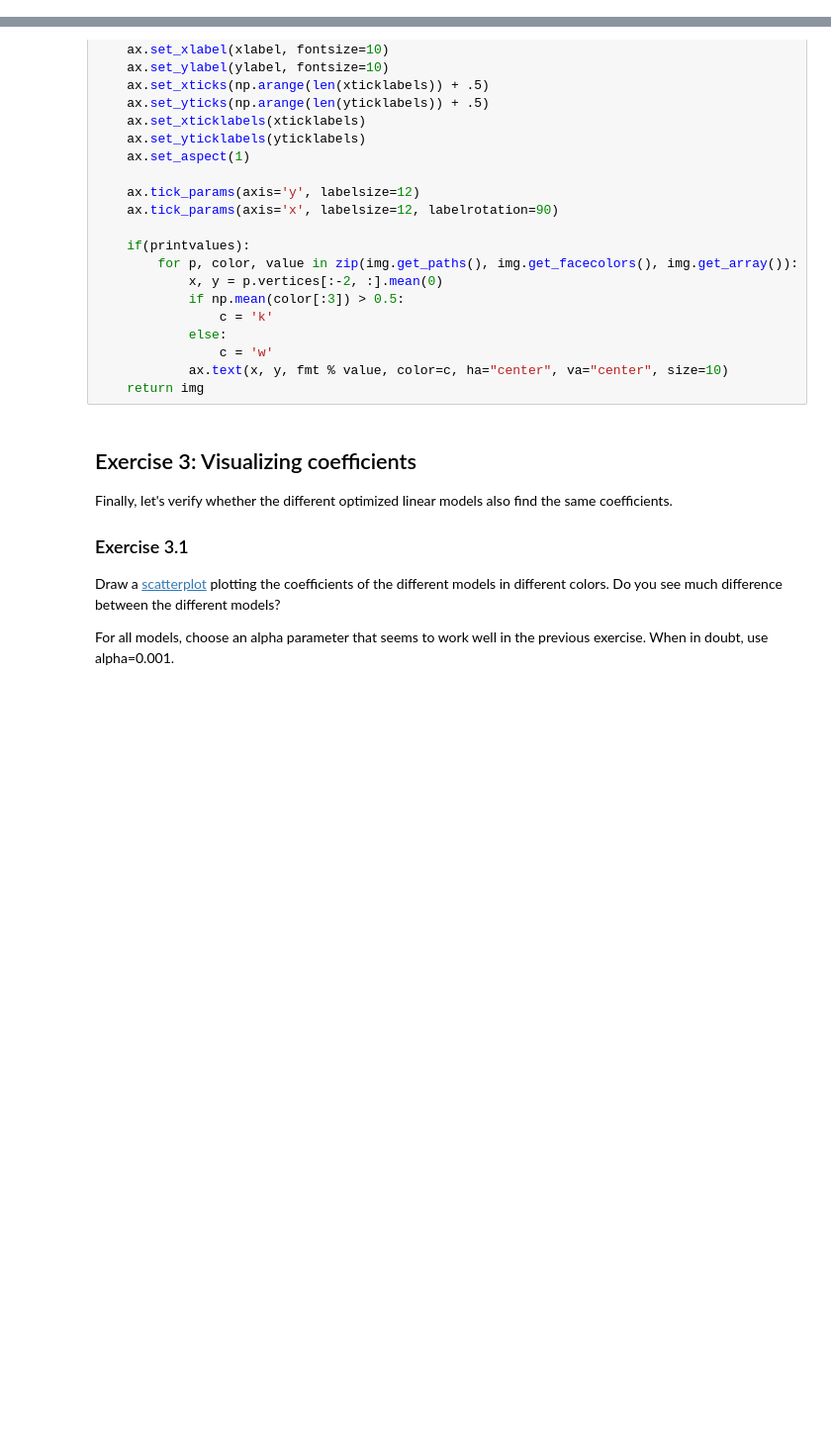
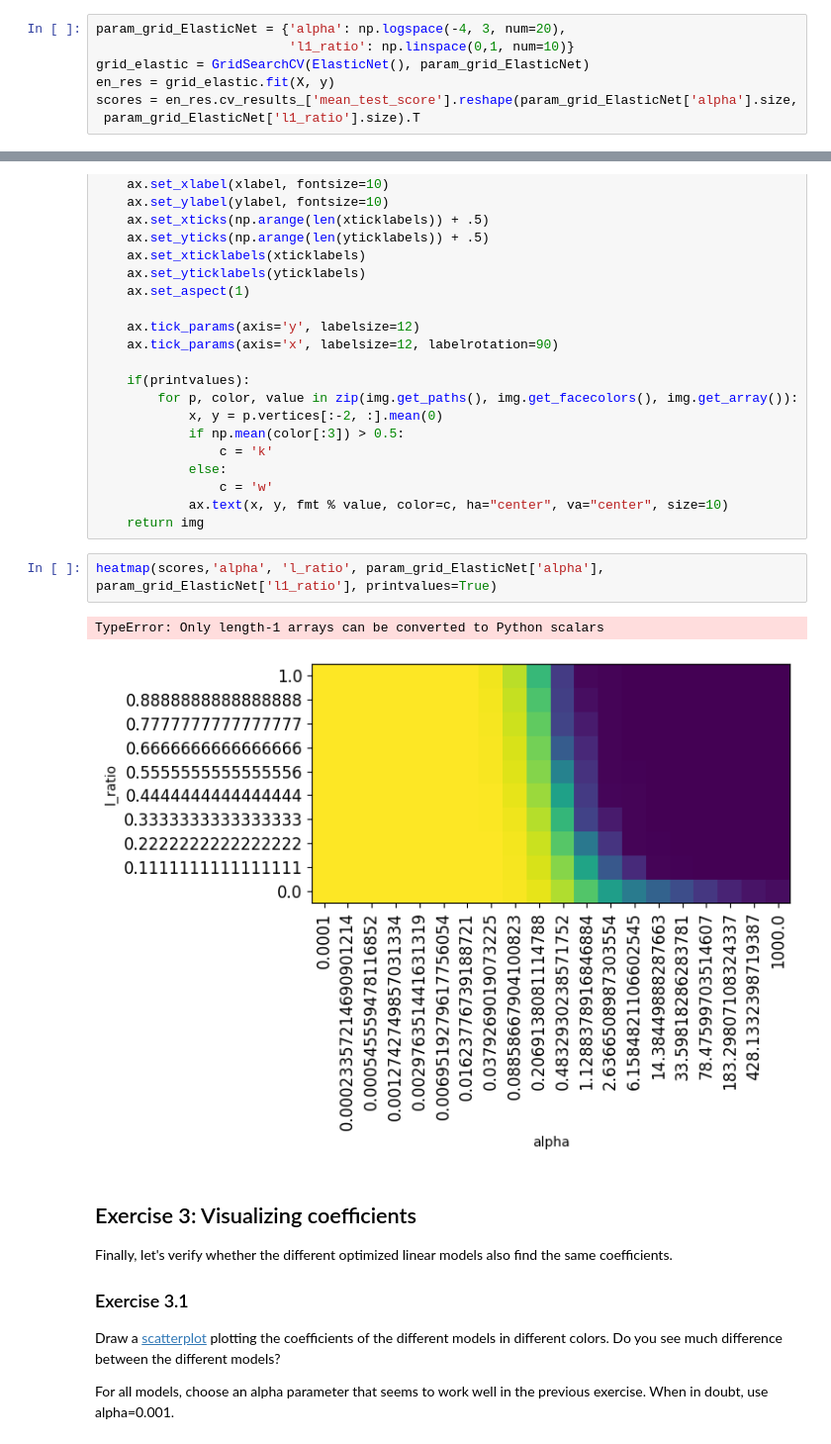
Before and after one commit to Alpaczyk/2AMM15, a Jupyter notebook: labs/Lab 1a - Linear Models for Regression.ipynb, the cells around one changed output, grey strips where cells are left out. Shown: that part at 99% size. Cells and saved outputs as stored; diff of their text form; blank space fills up the shorter version.

```diff
--- a/labs/Lab 1a - Linear Models for Regression.ipynb
+++ b/labs/Lab 1a - Linear Models for Regression.ipynb
@@ -181,0 +206,7 @@ ElasticNet allows to mix L1 and L2 loss, and the `l1_ratio` hyperparameter defin
+# %%
+param_grid_ElasticNet = {'alpha': np.logspace(-4, 3, num=20),
+                         'l1_ratio': np.linspace(0,1, num=10)}
+grid_elastic = GridSearchCV(ElasticNet(), param_grid_ElasticNet)
+en_res = grid_elastic.fit(X, y)
+scores = en_res.cv_results_['mean_test_score'].reshape(param_grid_ElasticNet['alpha'].size,
+ param_grid_ElasticNet['l1_ratio'].size).T
@@ -222,6 +276,11 @@ def heatmap(values, xlabel, ylabel, xticklabels, yticklabels, cmap=None,
                 c = 'w'
             ax.text(x, y, fmt % value, color=c, ha="center", va="center", size=10)
     return img
+# %%
+heatmap(scores,'alpha', 'l_ratio', param_grid_ElasticNet['alpha'], param_grid_ElasticNet['l1_ratio'], printvalues=True)
+# %% [output]
+TypeError: Only length-1 arrays can be converted to Python scalars
+[figure, added]
 # %% [markdown]
 ## Exercise 3: Visualizing coefficients
 Finally, let's verify whether the different optimized linear models also find the same coefficients.
```
Also changed, not shown: parts of 9 cells of this notebook, 2 other files.
